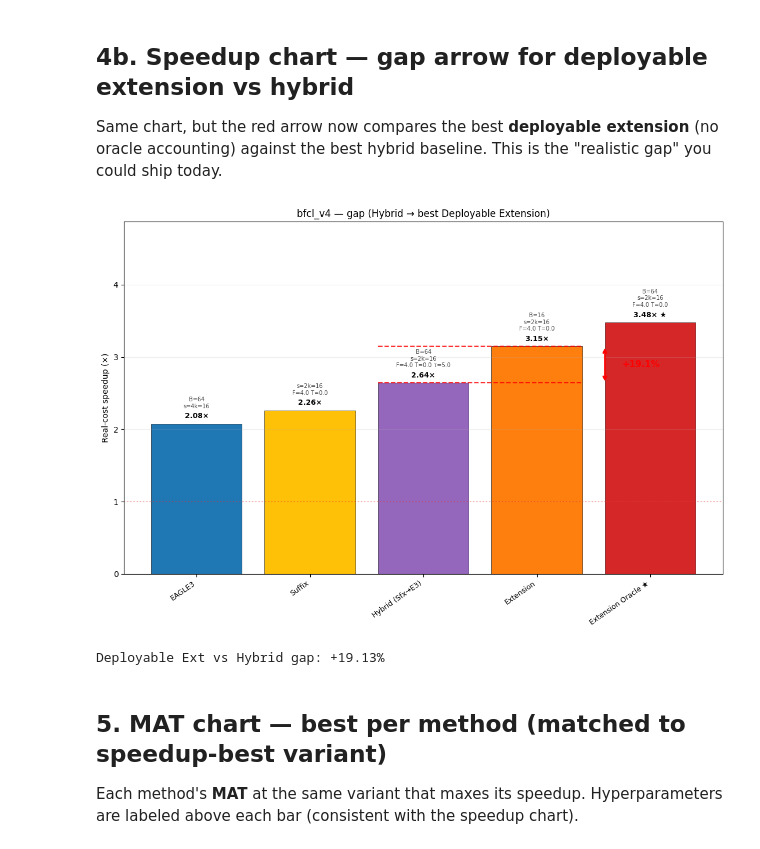
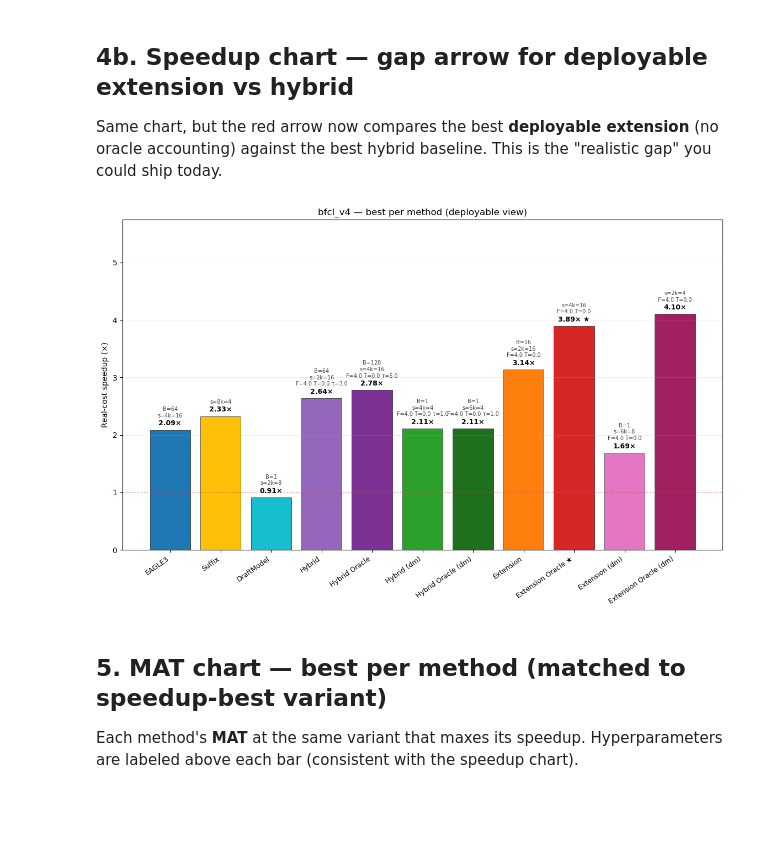
Before and after one commit to xogusrns123/advance-spec, a Jupyter notebook: simulation/notebooks/compare_methods.ipynb, the cells around one changed output. Cells and saved outputs as stored; diff of their text form; code cells hidden in the pictures; blank space fills up the shorter version.

```diff
--- a/simulation/notebooks/compare_methods.ipynb
+++ b/simulation/notebooks/compare_methods.ipynb
@@ -295,11 +478,19 @@ print(f"Total measurements scanned: {len(mdf_all)} across {len(WORKLOAD_SIMS)} s
 
 # Per-FAMILY best across ALL sims/budgets/variants — each family picks its OWN
 # (s, k, B, F, T, N, threshold) optimum. This is the fair "method-optimum" view.
-# Restrict display to the 5 core families (per user request 2026-04-28).
 SHOW_FAMILIES = {
-    "single:eagle3", "single:suffix",
-    "hybrid_e3", "extension", "extension_oracle",
-}
+    # eagle3 backbone (qwen3_14b preset)
+    "single:eagle3", "single:suffix", "single:draft_model",
+    "hybrid_e3", "hybrid_oracle",
+    "hybrid_dm", "hybrid_dm_oracle",
+    "extension", "extension_oracle",
+    "extension_by_count", "extension_by_score", "extension_prune_pt",
+    "extension_dm", "extension_dm_oracle",
+    "extension_dm_by_count", "extension_dm_by_score",
+    # mtp backbone (qwen35_9b preset) — alternative to eagle3 single/hybrid;
+    # extension_* family keys are shared.
+    "single:mtp", "hybrid_mtp", "hybrid_oracle_mtp",
+} - HIDDEN_FAMILIES
 mdf_all = mdf_all[mdf_all["family"].isin(SHOW_FAMILIES)].reset_index(drop=True)
 
 mdf_best = (mdf_all.sort_values("speedup_real", ascending=False)
@@ -452,16 +616,12 @@ Same chart, but the red arrow now compares the best **deployable extension**
 (no oracle accounting) against the best hybrid baseline. This is the
 "realistic gap" you could ship today.
 # %%
-DEPLOY_FAMS = {"extension", "extension_prune_pt", "extension_hybrid",
-               "extension_by_count", "extension_by_score",
-               "extension_by_count_score"}
-pct_dep = _draw_speedup_chart(
-    mdf_best, f"{WORKLOAD} — gap (Hybrid → best Deployable Extension)",
-    HYB_FAMS, DEPLOY_FAMS)
-print(f"Deployable Ext vs Hybrid gap: {pct_dep:+.2f}%")
+# Same chart as above (no-arrow version) — kept here for backward compatibility
+# of cell numbering. Originally showed deployable gap arrow; arrow removed.
+_draw_speedup_chart(
+    mdf_best, f"{WORKLOAD} — best per method (deployable view)")
 # %% [output]
-[figure, old version]
+[figure, new version]
-Deployable Ext vs Hybrid gap: +19.13%
 # %% [markdown]
 ## 5. MAT chart — best per method (matched to speedup-best variant)
 
```
Also changed, not shown: parts of 14 cells of this notebook, 33 other files.
